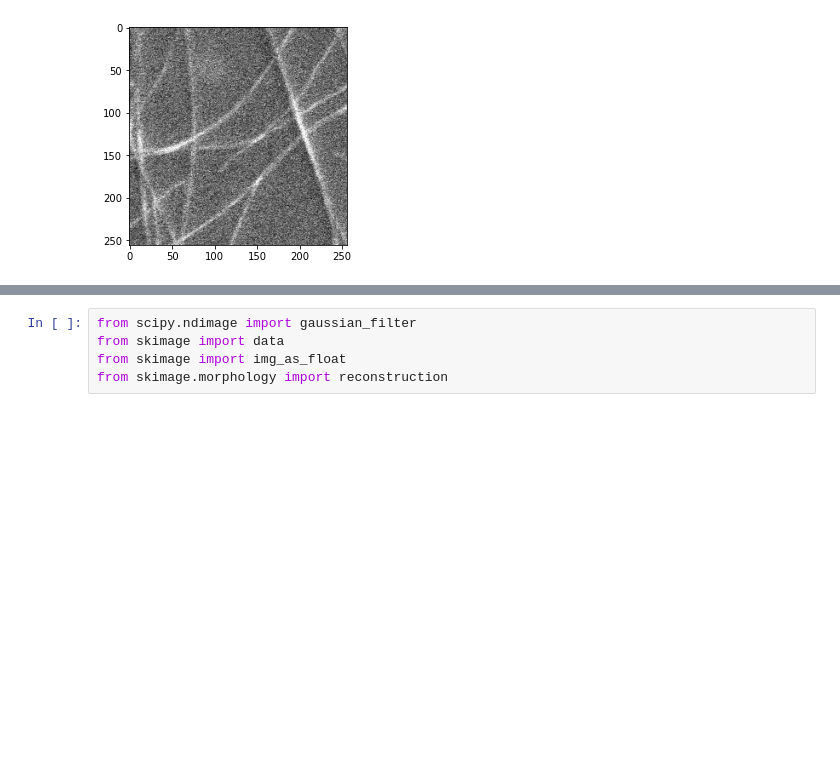
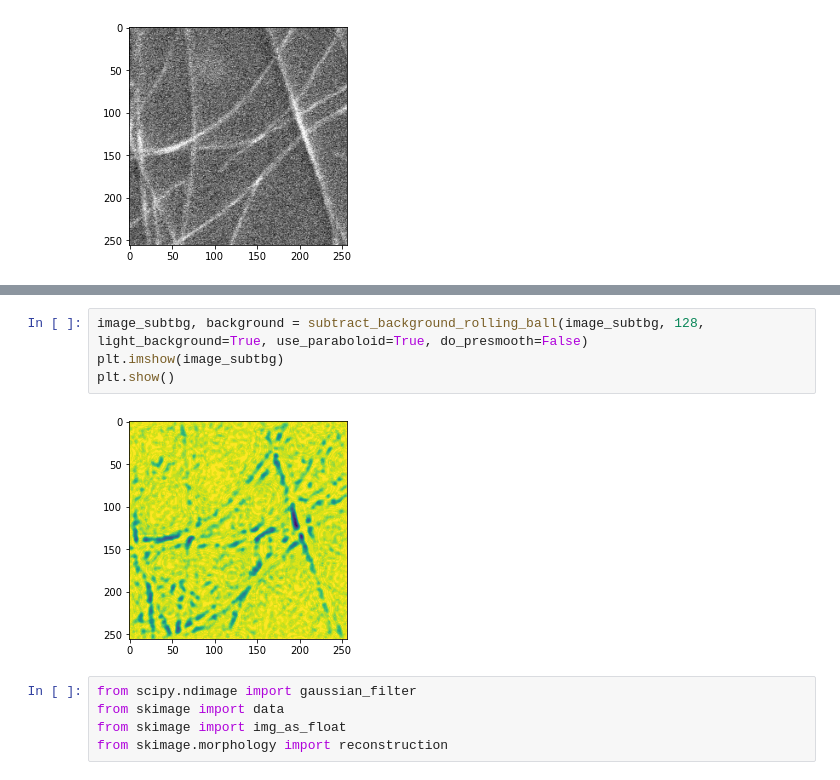
Before and after one commit to hiroshifuruta/hedgehog, a Jupyter notebook: hog.ipynb, the cells around one changed output, grey strips where cells are left out. Cells and saved outputs as stored; diff of their text form; blank space fills up the shorter version.

```diff
--- a/hog.ipynb
+++ b/hog.ipynb
@@ -29,3 +97,9 @@ plt.show()
+# %%
+image_subtbg, background = subtract_background_rolling_ball(image_subtbg, 128, light_background=True, use_paraboloid=True, do_presmooth=False)
+plt.imshow(image_subtbg)
+plt.show()
+# %% [output]
+[figure, added]
 # %%
 from scipy.ndimage import gaussian_filter
 from skimage import data
```
Also changed, not shown: parts of 11 cells of this notebook, 2 other files.
